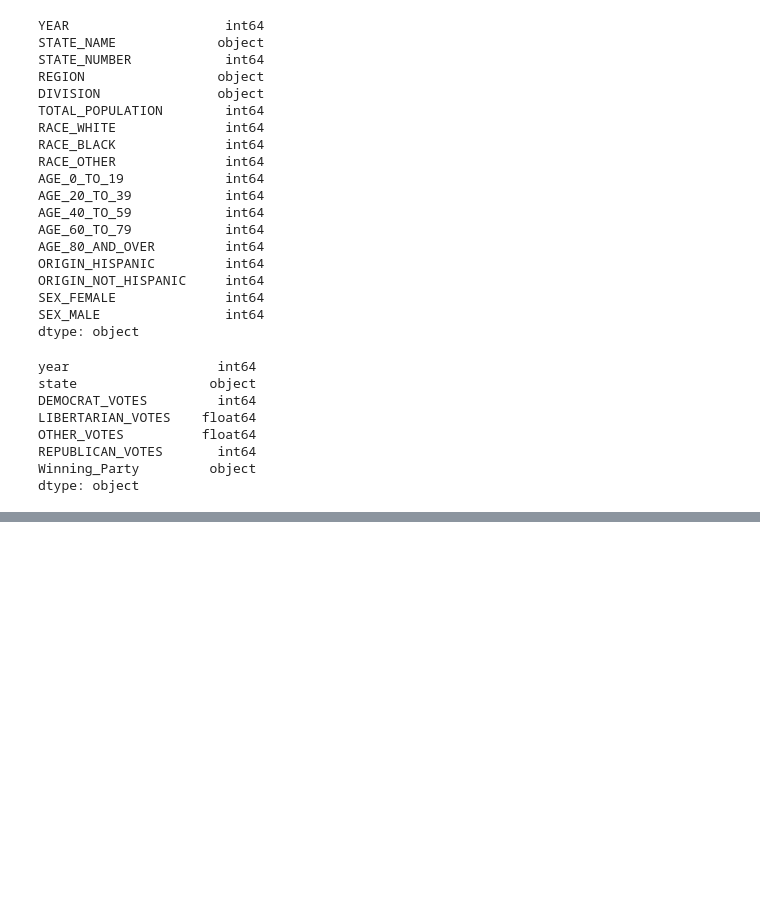
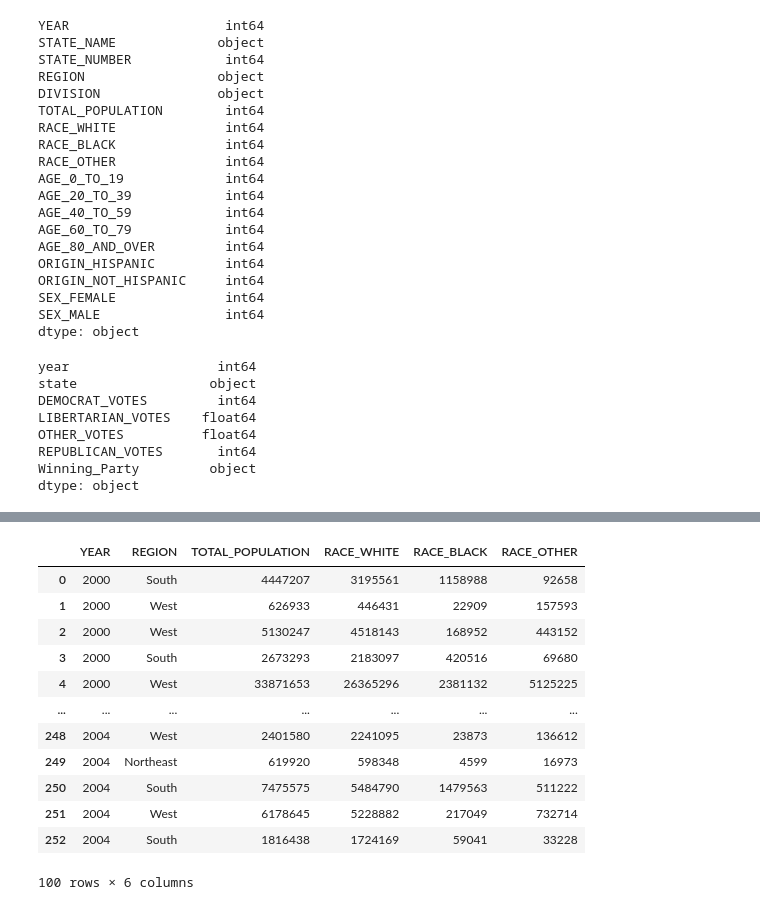
Before and after one commit to jipearson/blue-team, a Jupyter notebook: EDA/Exploring_Data.ipynb, the cells around one changed output, grey strips where cells are left out. Cells and saved outputs as stored; diff of their text form; code cells hidden in the pictures; blank space fills up the shorter version.

```diff
--- a/EDA/Exploring_Data.ipynb
+++ b/EDA/Exploring_Data.ipynb
@@ -84,0 +72,17 @@ census_df.head(100)
+# %%
+region_df = census_df[["YEAR","REGION", "TOTAL_POPULATION", "RACE_WHITE", "RACE_BLACK", "RACE_OTHER"]]
+region_df.head(100)
+# %% [output]
+|  | YEAR | REGION | TOTAL_POPULATION | RACE_WHITE | RACE_BLACK | RACE_OTHER |
+| 0 | 2000 | South | 4447207 | 3195561 | 1158988 | 92658 |
+| 1 | 2000 | West | 626933 | 446431 | 22909 | 157593 |
+| 2 | 2000 | West | 5130247 | 4518143 | 168952 | 443152 |
+| 3 | 2000 | South | 2673293 | 2183097 | 420516 | 69680 |
+| 4 | 2000 | West | 33871653 | 26365296 | 2381132 | 5125225 |
+| ... | ... | ... | ... | ... | ... | ... |
+| 248 | 2004 | West | 2401580 | 2241095 | 23873 | 136612 |
+| 249 | 2004 | Northeast | 619920 | 598348 | 4599 | 16973 |
+| 250 | 2004 | South | 7475575 | 5484790 | 1479563 | 511222 |
+| 251 | 2004 | West | 6178645 | 5228882 | 217049 | 732714 |
+| 252 | 2004 | South | 1816438 | 1724169 | 59041 | 33228 |
+100 rows × 6 columns
```
Also changed, not shown: parts of 20 cells of this notebook, 5 other files.
